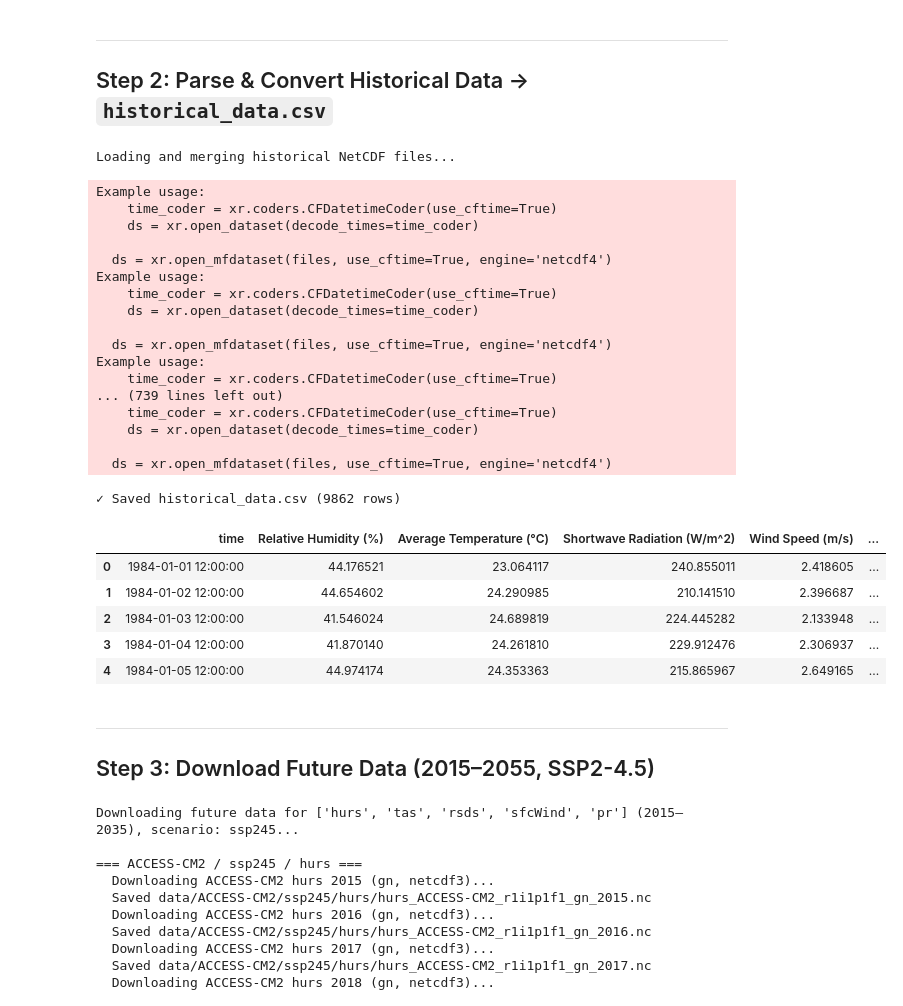
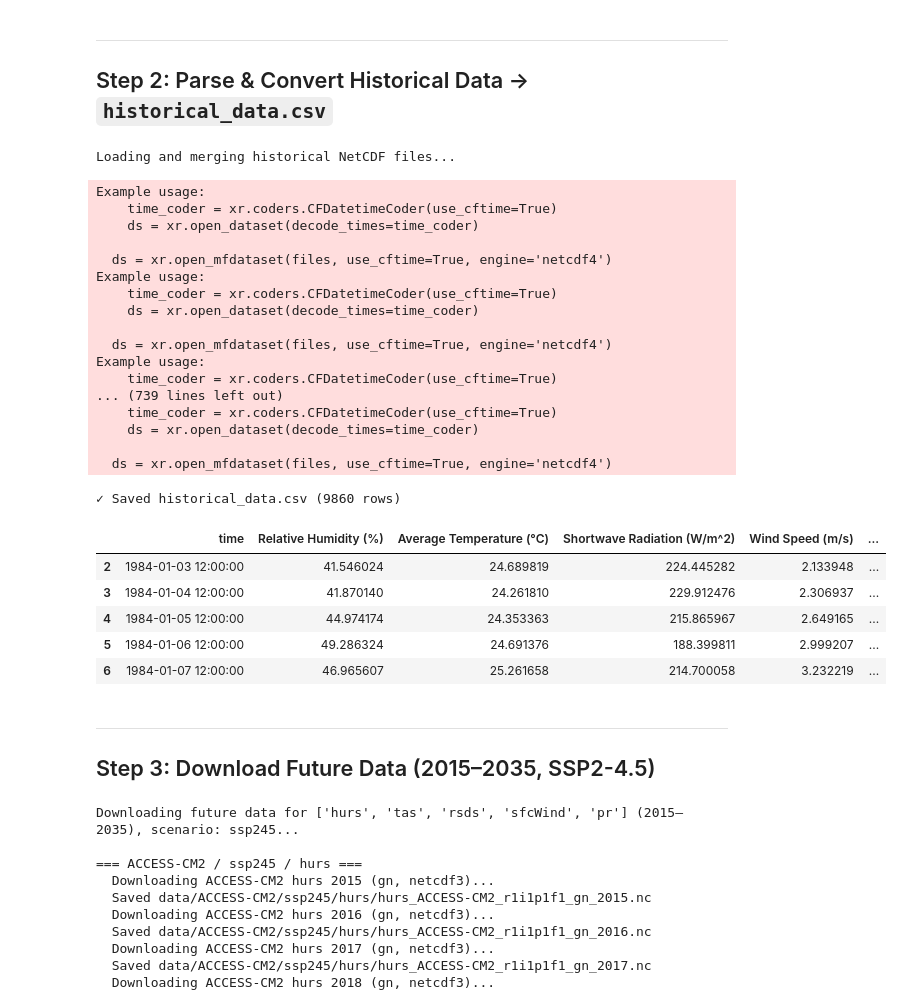
Before and after one commit to ashurudra09/hydro-assignment3, a Jupyter notebook: assignment_3.ipynb, the cells around one changed output. Cells and saved outputs as stored; diff of their text form; code cells hidden in the pictures.

Commit message:
added rainfall lag variables

```diff
--- a/assignment_3.ipynb
+++ b/assignment_3.ipynb
@@ -129,42 +129,52 @@ Done. 151 files downloaded.
 print("Loading and merging historical NetCDF files...")
 hist_df = load_and_merge(DATA_DIR, MODEL, "historical", VARIABLES)
 
 if hist_df.empty:
     raise RuntimeError("No historical data loaded. Ensure download step completed.")
 
 hist_df = convert_units(hist_df)
+
+# ---- ADD LAG VARIABLES ----
+# Ensure data is sorted by time before shifting
+hist_df = hist_df.sort_values('time').reset_index(drop=True)
+hist_df['Rainfall Lag 1 (mm/day)'] = hist_df['Precipitation (mm/day)'].shift(1)
+hist_df['Rainfall Lag 2 (mm/day)'] = hist_df['Precipitation (mm/day)'].shift(2)
+
+# Drop the first 2 rows which will have NaN values due to the shift
+hist_df.dropna(inplace=True)
+
 hist_df.to_csv("historical_data.csv", index=False)
 print(f"✓ Saved historical_data.csv ({len(hist_df)} rows)")
 hist_df.head()
 # %% [output]
 Loading and merging historical NetCDF files...
 Example usage:
     time_coder = xr.coders.CFDatetimeCoder(use_cftime=True)
     ds = xr.open_dataset(decode_times=time_coder)
 
   ds = xr.open_mfdataset(files, use_cftime=True, engine='netcdf4')
 Example usage:
     time_coder = xr.coders.CFDatetimeCoder(use_cftime=True)
     ds = xr.open_dataset(decode_times=time_coder)
 
   ds = xr.open_mfdataset(files, use_cftime=True, engine='netcdf4')
 Example usage:
     time_coder = xr.coders.CFDatetimeCoder(use_cftime=True)
 ... (739 lines left out)
     time_coder = xr.coders.CFDatetimeCoder(use_cftime=True)
     ds = xr.open_dataset(decode_times=time_coder)
 
   ds = xr.open_mfdataset(files, use_cftime=True, engine='netcdf4')
-✓ Saved historical_data.csv (9862 rows)
+✓ Saved historical_data.csv (9860 rows)
 |  | time | Relative Humidity (%) | Average Temperature (°C) | Shortwave Radiation (W/m^2) | Wind Speed (m/s) | ... |
-| 0 | 1984-01-01 12:00:00 | 44.176521 | 23.064117 | 240.855011 | 2.418605 | ... |
-| 1 | 1984-01-02 12:00:00 | 44.654602 | 24.290985 | 210.141510 | 2.396687 | ... |
 | 2 | 1984-01-03 12:00:00 | 41.546024 | 24.689819 | 224.445282 | 2.133948 | ... |
 | 3 | 1984-01-04 12:00:00 | 41.870140 | 24.261810 | 229.912476 | 2.306937 | ... |
 | 4 | 1984-01-05 12:00:00 | 44.974174 | 24.353363 | 215.865967 | 2.649165 | ... |
+| 5 | 1984-01-06 12:00:00 | 49.286324 | 24.691376 | 188.399811 | 2.999207 | ... |
+| 6 | 1984-01-07 12:00:00 | 46.965607 | 25.261658 | 214.700058 | 3.232219 | ... |
 # %% [markdown]
 ---
-## Step 3: Download Future Data (2015–2055, SSP2-4.5)
+## Step 3: Download Future Data (2015–2035, SSP2-4.5)
 # %%
 print(f"Downloading future data for {VARIABLES} ({FUTURE_YEARS[0]}–{FUTURE_YEARS[-1]}), scenario: {SCENARIO}...")
 nex_gddp.download(
```
Also changed, not shown: parts of 6 cells of this notebook, 4 other files.
